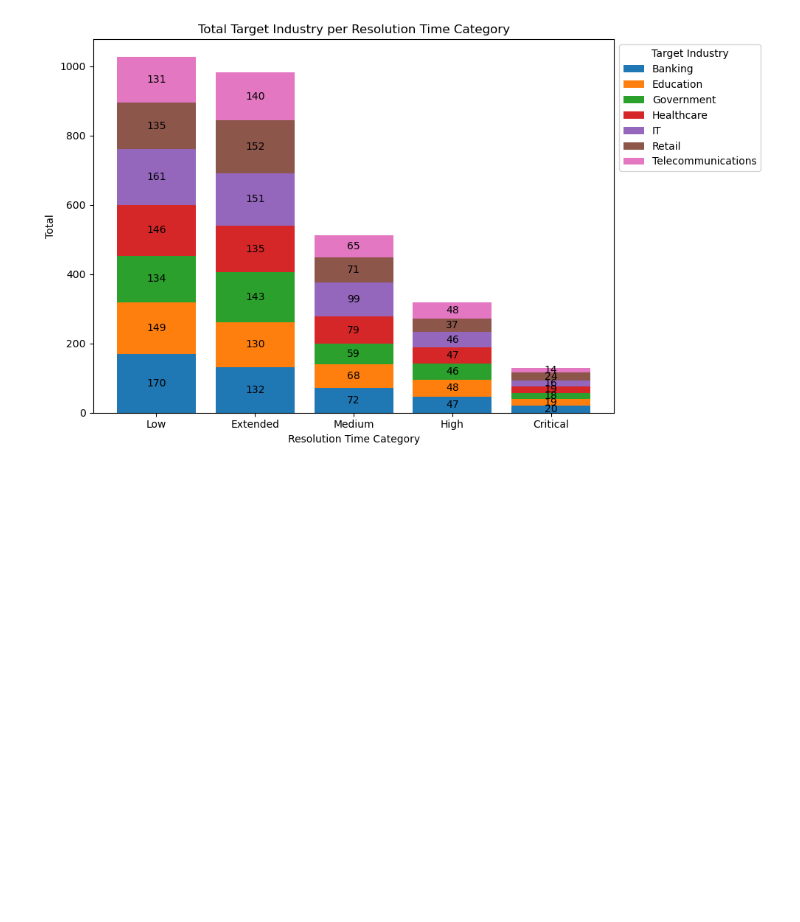
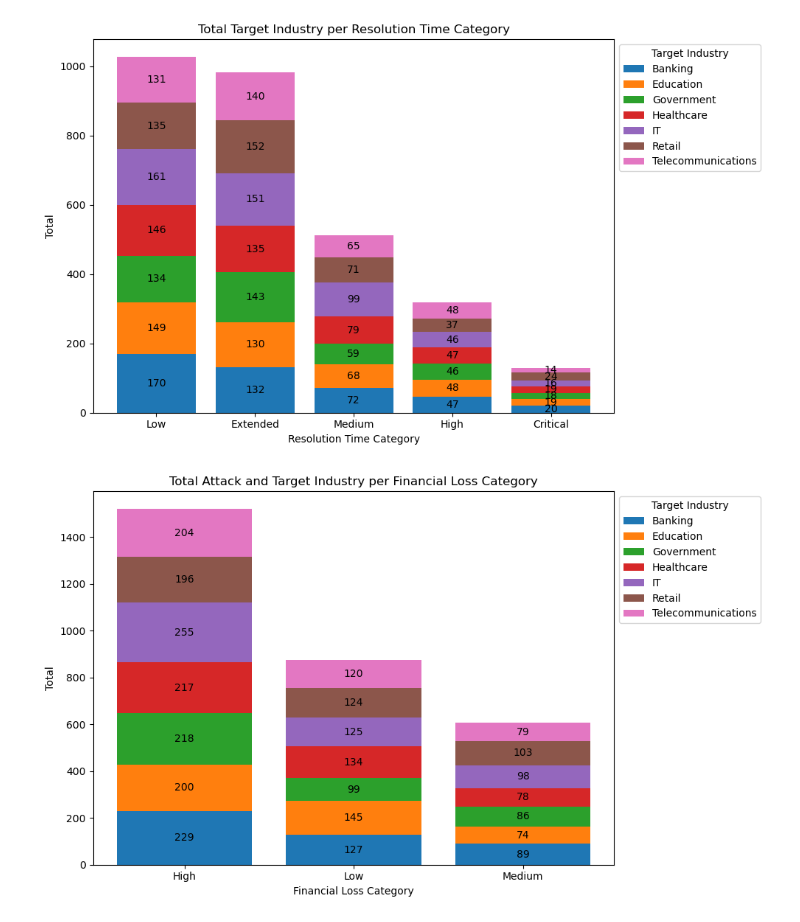
Before and after one commit to FlazeFy2/DS-Global_Cybersecurity_Threats, a Jupyter notebook: exploratory data analysis-bar.ipynb, the cells around one changed output. Drawn from its saved outputs; the diff is of its cells as text; code cells hidden in the pictures; blank space fills up the shorter version.

Commit message:
[DS] Exploratory Data Analysis (EDA) - Stacked Bar Chart Total Attack By Financial Loss Category and Target Industry

```diff
--- a/exploratory data analysis-bar.ipynb
+++ b/exploratory data analysis-bar.ipynb
@@ -103,3 +103,46 @@ for dt in target_col:
 [figure]
 [figure]
 [figure]
+# %%
+import pandas as pd
+import matplotlib.pyplot as plt
+import numpy as np
+
+df = pd.read_csv("Global_Cybersecurity_Threats_2015-2024.csv")
+
+# Exploratory Data Analysis (EDA) - Stacked Bar Chart Total Attack By Financial Loss Category and Target Industry
+# Dataset
+df['Financial Loss Category'] = pd.cut(
+    df['Financial Loss (in Million $)'],
+    bins=[0, 30, 50, 100],
+    labels=['Low', 'Medium', 'High']
+)
+context_group_counts = df.groupby(['Financial Loss Category', 'Target Industry'], observed=False).size().reset_index(name='Count')
+stacked_data = context_group_counts.pivot(index='Financial Loss Category', columns='Target Industry', values='Count').fillna(0)
+
+# Ordering
+stacked_data['Total'] = stacked_data.sum(axis=1)
+stacked_data = stacked_data.sort_values(by='Total', ascending=False)
+categories = stacked_data.columns[:-1]
+counts = stacked_data[categories].values
+
+# Plotting
+context = stacked_data.index
+fig, ax = plt.subplots(figsize=(10, 6))
+bottom = np.zeros(len(context))
+
+# Plot each group_col as stack
+for group_col_index, group in enumerate(categories):
+    p = ax.bar(context, counts[:, group_col_index], label=group, bottom=bottom)
+    bottom += counts[:, group_col_index]
+    ax.bar_label(p, label_type='center', fmt='%d')
+
+# Bar Chart
+ax.set_title(f'Total Attack and Target Industry per Financial Loss Category')
+ax.set_xlabel('Financial Loss Category')
+ax.set_ylabel('Total')
+ax.legend(title='Target Industry', bbox_to_anchor=(1, 1), loc='upper left')
+plt.tight_layout()
+plt.show()
+# %% [output]
+[figure, added]
```
